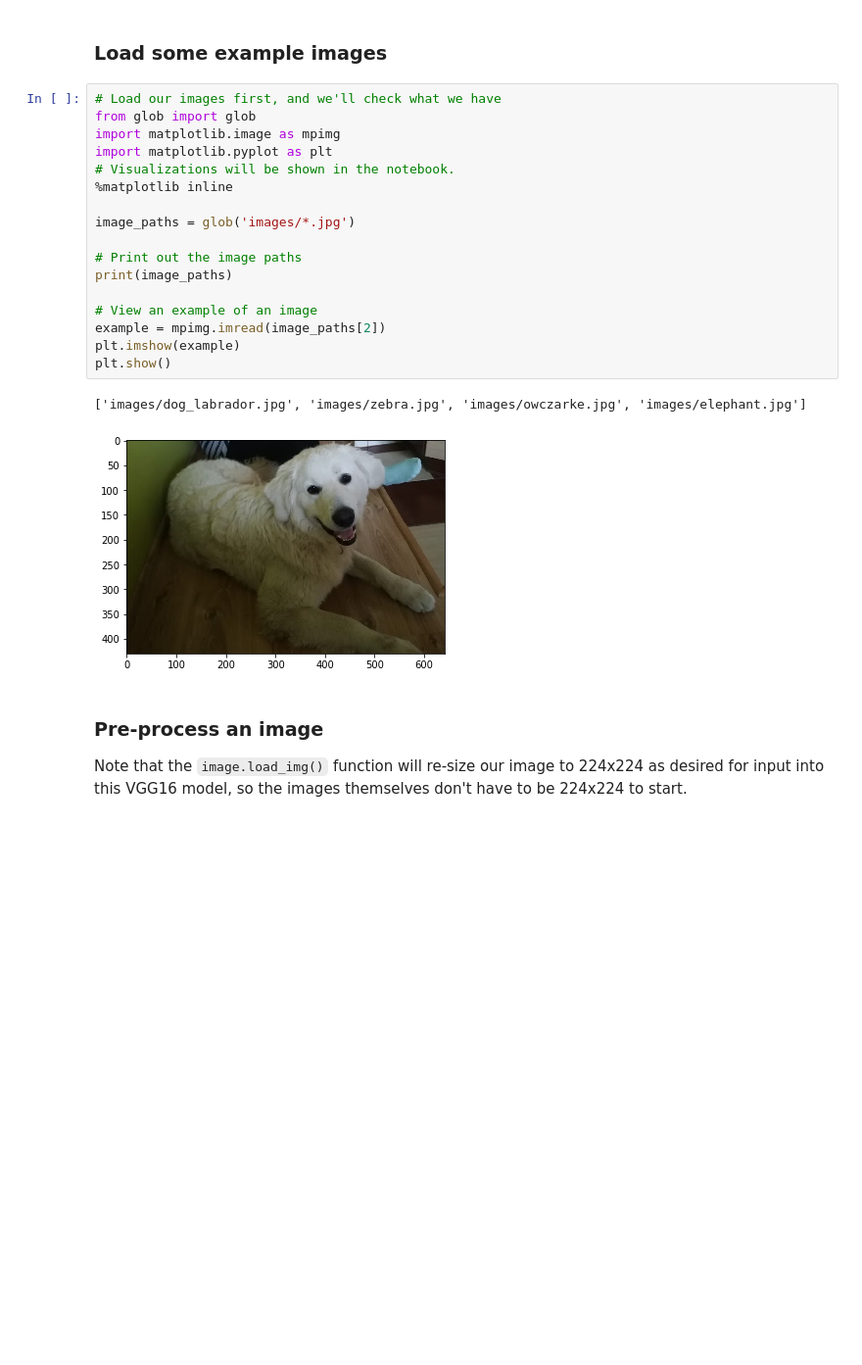
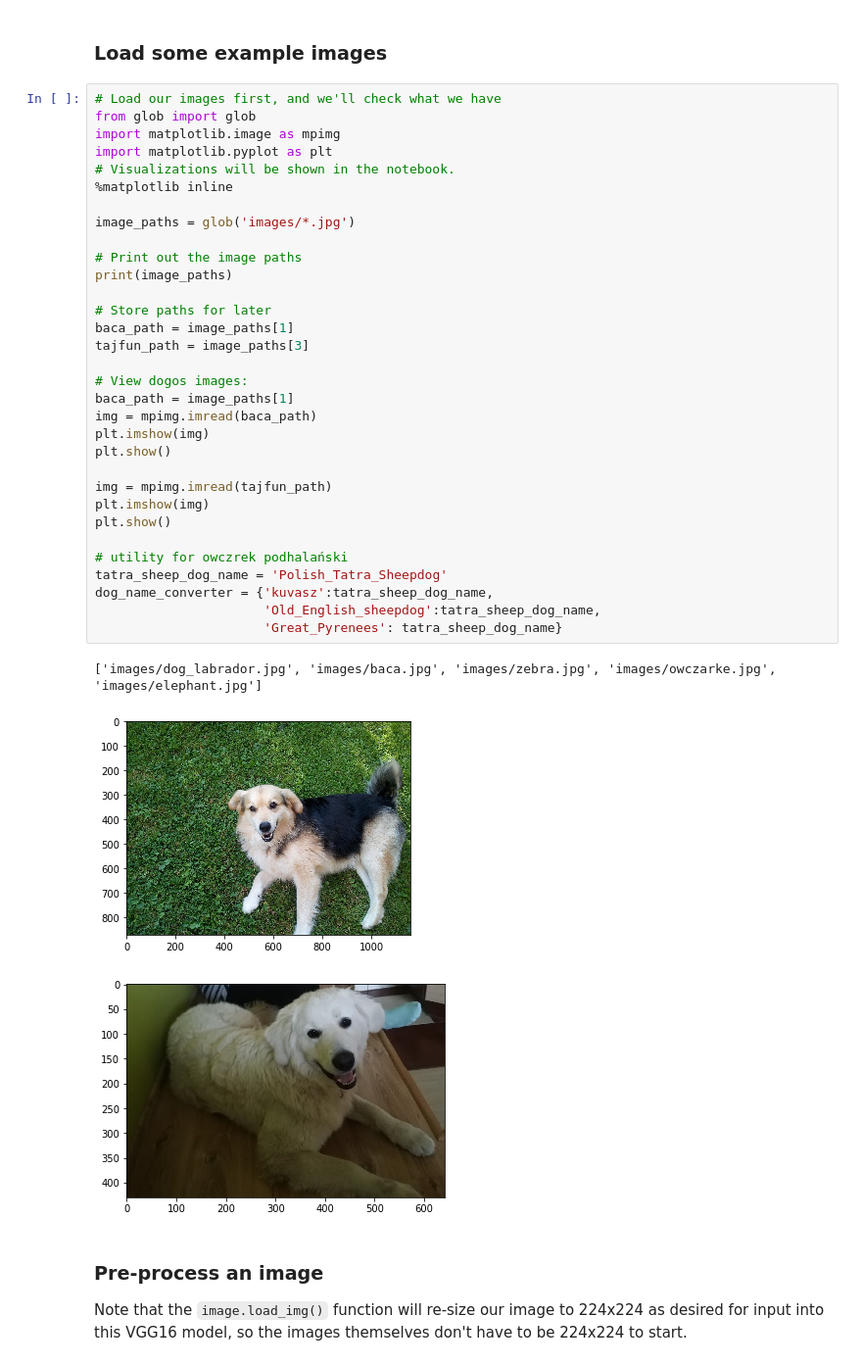
Before and after one commit to luk6xff/SelfDrivingCarND, a Jupyter notebook: HelperProjects/Transfer-Learning/VGG/VGG_Transfer_Learning.ipynb, the cells around one changed output. Shown: that part at 98% size. Cells and saved outputs as stored; diff of their text form; blank space fills up the shorter version.

```diff
--- a/HelperProjects/Transfer-Learning/VGG/VGG_Transfer_Learning.ipynb
+++ b/HelperProjects/Transfer-Learning/VGG/VGG_Transfer_Learning.ipynb
@@ -7,23 +7,39 @@ Below, you'll be able to check out the predictions from an ImageNet pre-trained
 # %%
 # Load our images first, and we'll check what we have
 from glob import glob
 import matplotlib.image as mpimg
 import matplotlib.pyplot as plt
 # Visualizations will be shown in the notebook.
 %matplotlib inline
 
 image_paths = glob('images/*.jpg')
 
 # Print out the image paths
 print(image_paths)
 
-# View an example of an image
-example = mpimg.imread(image_paths[2])
-plt.imshow(example)
+# Store paths for later
+baca_path = image_paths[1]
+tajfun_path = image_paths[3]
+
+# View dogos images:
+baca_path = image_paths[1]
+img = mpimg.imread(baca_path)
+plt.imshow(img)
 plt.show()
+
+img = mpimg.imread(tajfun_path)
+plt.imshow(img)
+plt.show()
+
+# utility for owczrek podhalański
+tatra_sheep_dog_name = 'Polish_Tatra_Sheepdog'
+dog_name_converter = {'kuvasz':tatra_sheep_dog_name,
+                      'Old_English_sheepdog':tatra_sheep_dog_name,
+                      'Great_Pyrenees': tatra_sheep_dog_name}
 # %% [output]
-['images/dog_labrador.jpg', 'images/zebra.jpg', 'images/owczarke.jpg', 'images/elephant.jpg']
+['images/dog_labrador.jpg', 'images/baca.jpg', 'images/zebra.jpg', 'images/owczarke.jpg', 'images/elephant.jpg']
-[figure, old version]
+[figure, new version]
+[figure, added]
 # %% [markdown]
 ### Pre-process an image
 Note that the `image.load_img()` function will re-size our image to 224x224 as desired for input into this VGG16 model, so the images themselves don't have to be 224x224 to start.
```
Also changed, not shown: parts of 2 cells of this notebook, 3 other files.
